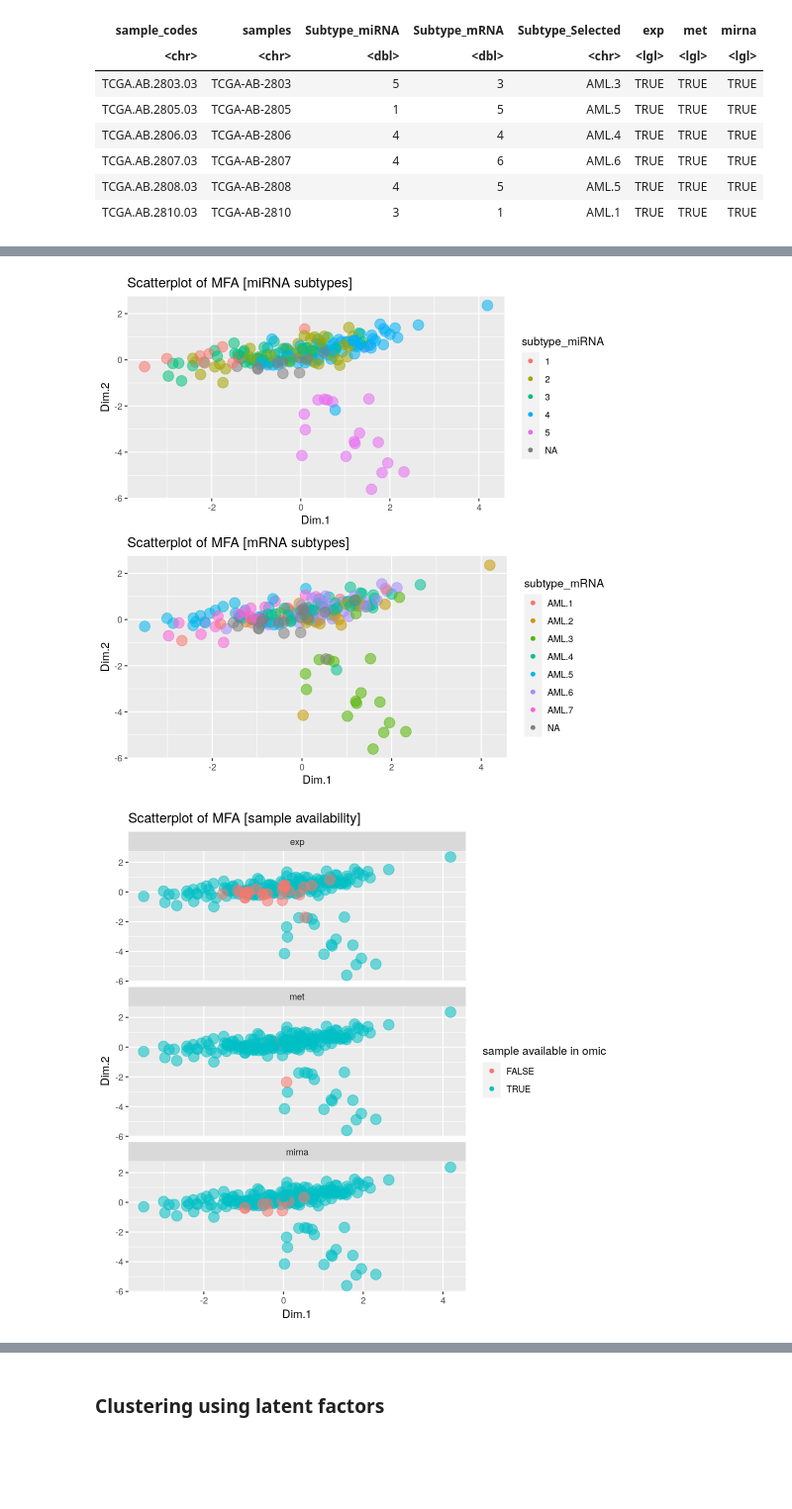
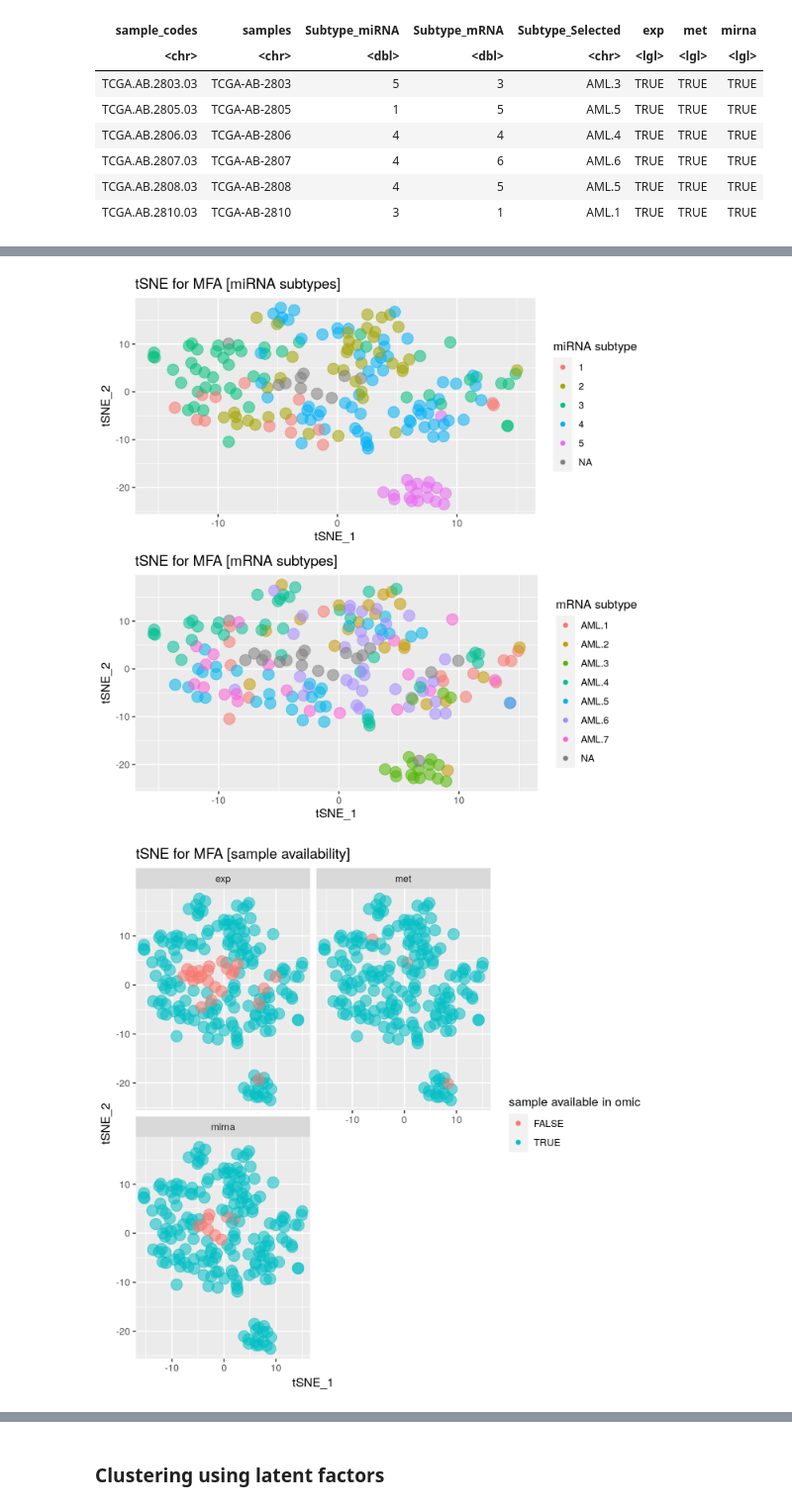
Before and after one commit to sienkie/multi-omics-hackathon, a Jupyter notebook: 2_Data_integration.ipynb, the cells around one changed output, grey strips where cells are left out. Shown at 99% size. Drawn from its saved outputs; the diff is of its cells as text; code cells hidden in the pictures; blank space fills up the shorter version.

```diff
--- a/2_Data_integration.ipynb
+++ b/2_Data_integration.ipynb
@@ -42,16 +55,16 @@ display_jpeg(file="img/gky889fig1.jpeg")
 # %% [markdown]
     Figure Source: Rappoport, N., & Shamir, R. (2018). Multi-omic and multi-view clustering algorithms: review and cancer benchmark. Nucleic Acids Research, 46(20), 10546–10562. https://doi.org/10.1093/nar/gky889
 # %%
-bound_matrices <- plyr::rbind.fill(exp.flt, met.flt, mirna.flt)
+bound_matrices <- plyr::rbind.fill(data_exp, data_met, data_mirna)
 dim(bound_matrices)
 # %% [output]
 [1] 25501   197
 # %%
 subtypes_data <- tibble(sample_codes=colnames(bound_matrices)) %>%  #in order of columns in bound_matrices
     left_join(subtypes, by = "sample_codes")  %>%
-    mutate(exp = sample_codes %in% colnames(exp.flt),
-           met = sample_codes %in% colnames(met.flt),
-           mirna = sample_codes %in% colnames(mirna.flt))
+    mutate(exp = sample_codes %in% colnames(data_exp),
+           met = sample_codes %in% colnames(data_met),
+           mirna = sample_codes %in% colnames(data_mirna))
 head(subtypes_data)
 # %% [output]
 A tibble: 6 × 8
@@ -69,7 +103,7 @@ A tibble: 6 × 8
 # run the MFA function from the FactoMineR package (this may take a couple of minutes)
 r.mfa <- MFA(
   t(bound_matrices), # binding the omics types together
-  c(dim(exp.flt)[1], dim(met.flt)[1], dim(mirna.flt)[1]), # specifying the dimensions of each omic
+  c(dim(data_exp)[1], dim(data_met)[1], dim(data_mirna)[1]), # specifying the dimensions of each omic
   graph=FALSE)
 # %%
 # first, extract the H and W matrices from the MFA run result
@@ -94,0 +131,6 @@ A data.frame: 6 × 7
+# %%
+# We run tSNE to visually inspect sample separation by existing subtypes
+mfa.h.tsne <- tsne(mfa.h)
+mfa.h.tsne.tbl <- as_tibble(mfa.h.tsne) %>%
+    rename(tSNE_1=V1, tSNE_2=V2) %>%
+    mutate(sample_codes = rownames(mfa.h))
@@ -95,30 +155,28 @@ A data.frame: 6 × 7
 # %%
-# inspect sample separation by existing subtypes
-p1 <- mfa_df %>%
-    as_tibble() %>%
-    ggplot() + geom_point(aes(x=Dim.1, y=Dim.2, color=subtype_miRNA, size=1, alpha=0.5)) +
-    labs(title="Scatterplot of MFA [miRNA subtypes]") + guides(alpha=FALSE, size=FALSE)
+p1 <- mfa.h.tsne.tbl %>%
+    left_join(subtypes_data, by = "sample_codes") %>%
+    ggplot() + geom_point(aes(x=tSNE_1, y=tSNE_2, color=as.factor(Subtype_miRNA), size=1, alpha=0.5)) +
+    labs(title="tSNE for MFA [miRNA subtypes]", color="miRNA subtype") + guides(alpha=FALSE, size=FALSE)
 
-p2 <- mfa_df %>%
-    as_tibble() %>%
-    ggplot() + geom_point(aes(x=Dim.1, y=Dim.2, color=subtype_mRNA, size=1, alpha=0.5)) +
-    labs(title="Scatterplot of MFA [mRNA subtypes]") + guides(alpha=FALSE, size=FALSE)
+p2 <- mfa.h.tsne.tbl %>%
+    left_join(subtypes_data, by = "sample_codes") %>%
+    ggplot() + geom_point(aes(x=tSNE_1, y=tSNE_2, color=as.factor(Subtype_Selected), size=1, alpha=0.5)) +
+    labs(title="tSNE for MFA [mRNA subtypes]", color="mRNA subtype") + guides(alpha=FALSE, size=FALSE)
 
-ggarrange(p1, p2,ncol = 1)
+ggarrange(p1, p2, ncol = 1)
 # %% [output]
-[figure, old version]
+[figure, new version]
 # %%
 # let's check if our introduction of missing values (by matrix concatenation) do not drives sample separation
-mfa_df %>%
-    as_tibble() %>%
-    mutate(sample_codes=rownames(mfa_df)) %>%
+
+mfa.h.tsne.tbl %>%
     left_join(subtypes_data, by = "sample_codes") %>%
-    select(Dim.1, Dim.2, exp, met, mirna) %>%
-    gather(omic, sample.available, -Dim.1, -Dim.2) %>%
+    select(tSNE_1, tSNE_2, exp, met, mirna) %>%
+    gather(omic, sample.available, -tSNE_1, -tSNE_2) %>%
     ggplot() +
-      geom_point(aes(x=Dim.1, y=Dim.2, color=sample.available, size=1, alpha=0.1)) +
-      facet_wrap(omic~., ncol=1) +
-      labs(title="Scatterplot of MFA [sample availability]", color="sample available in omic") +
+      geom_point(aes(x=tSNE_1, y=tSNE_2, color=sample.available, size=1, alpha=0.1)) +
+      facet_wrap(omic~., ncol=2) +
+      labs(title="tSNE for MFA [sample availability]", color="sample available in omic") +
       guides(alpha=FALSE, size=FALSE)
 # %% [output]
-[figure, old version]
+[figure, new version]
```
Also changed, not shown: parts of 62 cells of this notebook, 4 other files.
